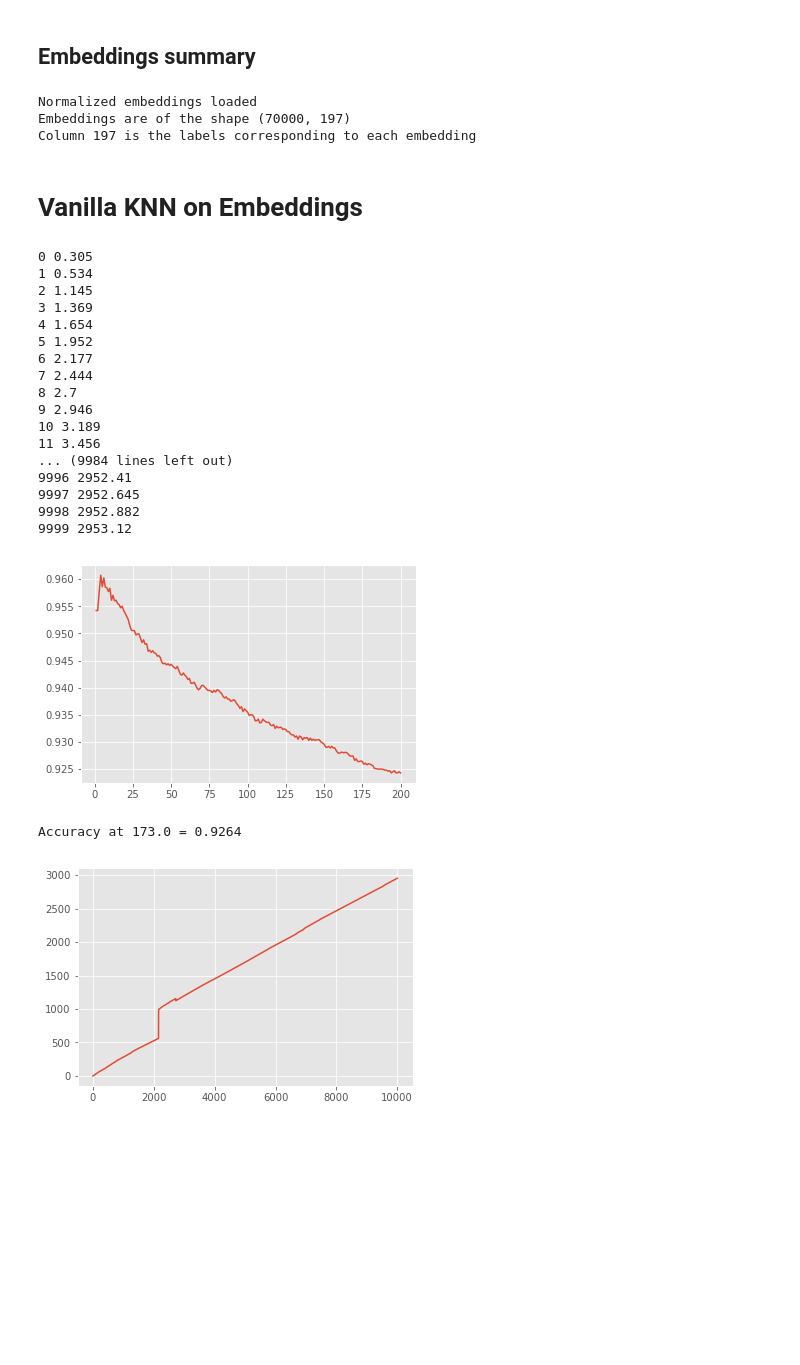
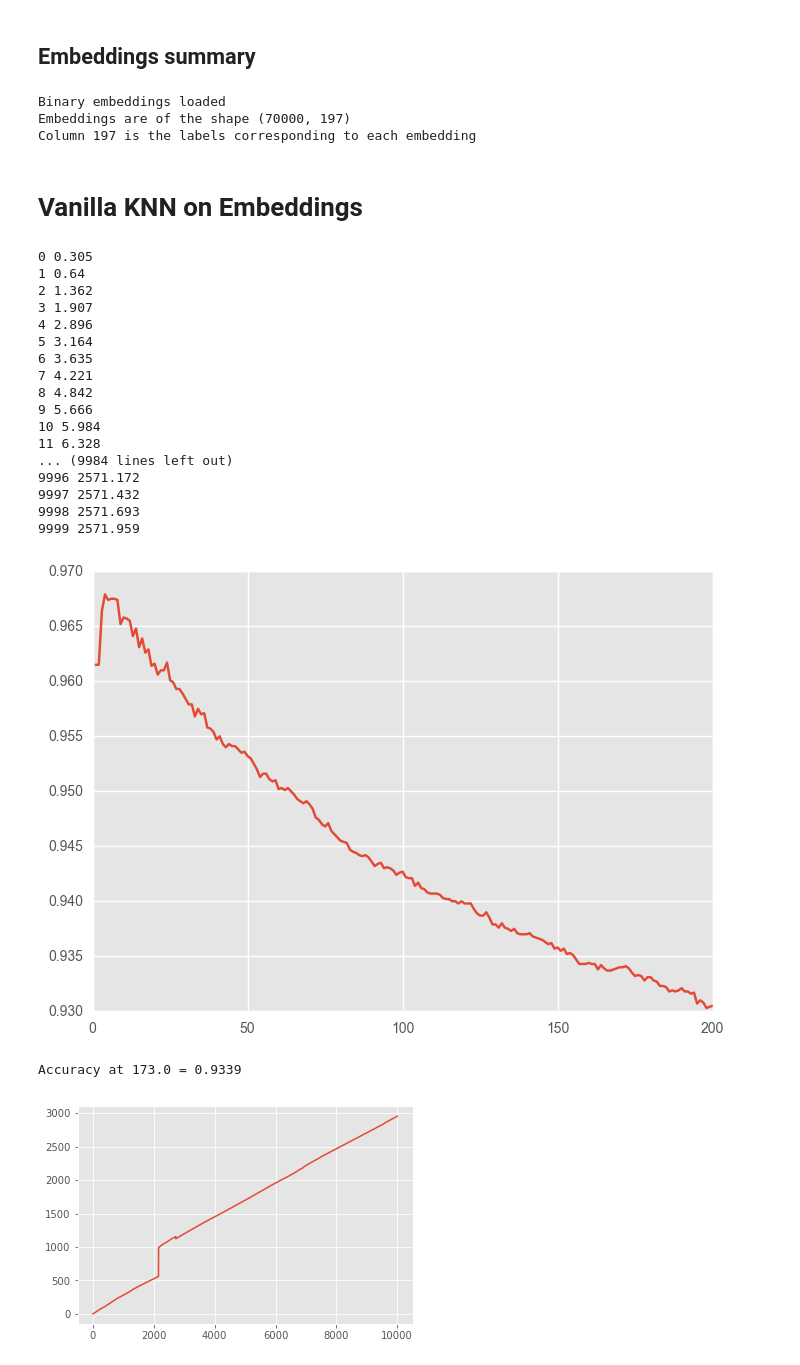
Before and after one commit to ajoseph12/MLDM_Project, a Jupyter notebook: Numerical_Method/Numerical Methods.ipynb, the cells around one changed output. Drawn from its saved outputs; the diff is of its cells as text; code cells hidden in the pictures; blank space fills up the shorter version.

Commit message:
relvant binary ids

```diff
--- a/Numerical_Method/Numerical Methods.ipynb
+++ b/Numerical_Method/Numerical Methods.ipynb
@@ -16,18 +16,18 @@ style.use('ggplot')
 # %%
 ## Embedding created from type of data (binary or normalized)
 type_dict ={'b':'Binary', 'n' : 'Normalized'}
-emb_type = 'n' # b: binary; n: normalized
+emb_type = 'b' # b: binary; n: normalized
 emb_dim = 197 # emb dimension 197 or 99
 
 ## Import the embeddings
-path = 'data/Final/embeddings_{}_{}.npy'.format(emb_dim, emb_type)
+path = 'data/embeddings_{}_{}.npy'.format(emb_dim, emb_type)
 emb = np.load(path)
 
 print('{} embeddings loaded'.format(type_dict[emb_type]))
 print("Embeddings are of the shape {}".format(emb.shape))
 print("Column {} is the labels corresponding to each embedding".format(emb.shape[1]))
 # %% [output]
-Normalized embeddings loaded
+Binary embeddings loaded
 Embeddings are of the shape (70000, 197)
 Column 197 is the labels corresponding to each embedding
 # %% [markdown]
@@ -85,54 +85,55 @@ for n,test_inst in enumerate(emb_test):
     print(n, round(time.time() - start_time,3))
 
 ## Pickling predictions and time values
-path = "data/Final/"
+path = "data/"
 with open(path + "predictions_knn_{}_{}".format(emb_dim,emb_type) + '.pkl', 'wb') as f:
     pickle.dump(predictions, f, pickle.HIGHEST_PROTOCOL)
-with open(path + "time_knn_{}_{}".format(emb_dim,emb_type) + '.pkl', 'wb') as f:
-    pickle.dump(time_list, f, pickle.HIGHEST_PROTOCOL)
+#with open(path + "time_knn_{}_{}".format(emb_dim,emb_type) + '.pkl', 'wb') as f:
+#    pickle.dump(time_list, f, pickle.HIGHEST_PROTOCOL)
 # %% [output]
 0 0.305
-1 0.534
-2 1.145
-3 1.369
-4 1.654
-5 1.952
-6 2.177
-7 2.444
-8 2.7
-9 2.946
-10 3.189
-11 3.456
+1 0.64
+2 1.362
+3 1.907
+4 2.896
+5 3.164
+6 3.635
+7 4.221
+8 4.842
+9 5.666
+10 5.984
+11 6.328
 ... (9984 lines left out)
-9996 2952.41
-9997 2952.645
-9998 2952.882
-9999 2953.12
+9996 2571.172
+9997 2571.432
+9998 2571.693
+9999 2571.959
 # %%
-"""
-## Load prediciton list
-with open('obj/' + name + '.pkl', 'rb') as f:
-        return pickle.load(f) """
+
+"""## Load prediciton list
+with open('data/' + "predictions_knn_{}_{}".format(emb_dim,emb_type) + '.pkl', 'rb') as f:
+    predictions = pickle.load(f) """
 
 ## Calculate accuracy
 accuracy = list()
+k_test=200
 for k in range(1,k_test+1):
     sim_pred = sum(predictions[k] == emb_test[:,-1])
     accuracy.append((sim_pred/len(emb_test),k))
 
 ## Plotting accuracy (y_axis) vs K value (x_axis) curve
 acc_k = [val[1] for val in accuracy]
 acc_val = [val[0] for val in accuracy]
 
 plt.plot(acc_k, acc_val)
 plt.show()
 # %% [output]
-[figure, old version]
+[figure, new version]
 # %%
 idx = round(np.sqrt(60000/2)) # for k = sqrt(n/2)
 print("Accuracy at {} = {}".format(idx, accuracy[int(idx-1)][0]))
 # %% [output]
-Accuracy at 173.0 = 0.9264
+Accuracy at 173.0 = 0.9339
 # %%
 plt.plot(time_list)
 plt.show()
```
Also changed, not shown: parts of 18 cells of this notebook, 4 other files.
